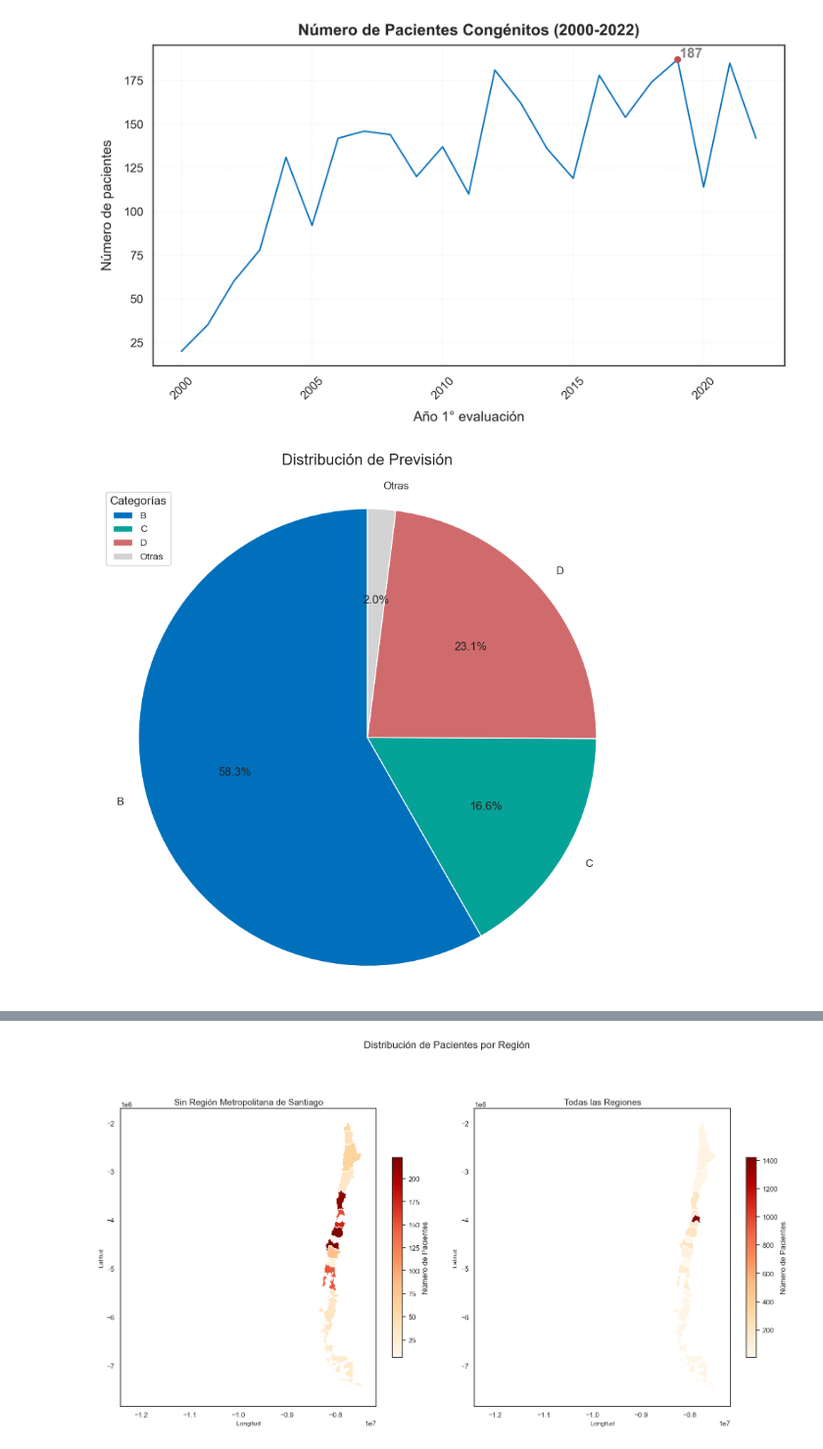
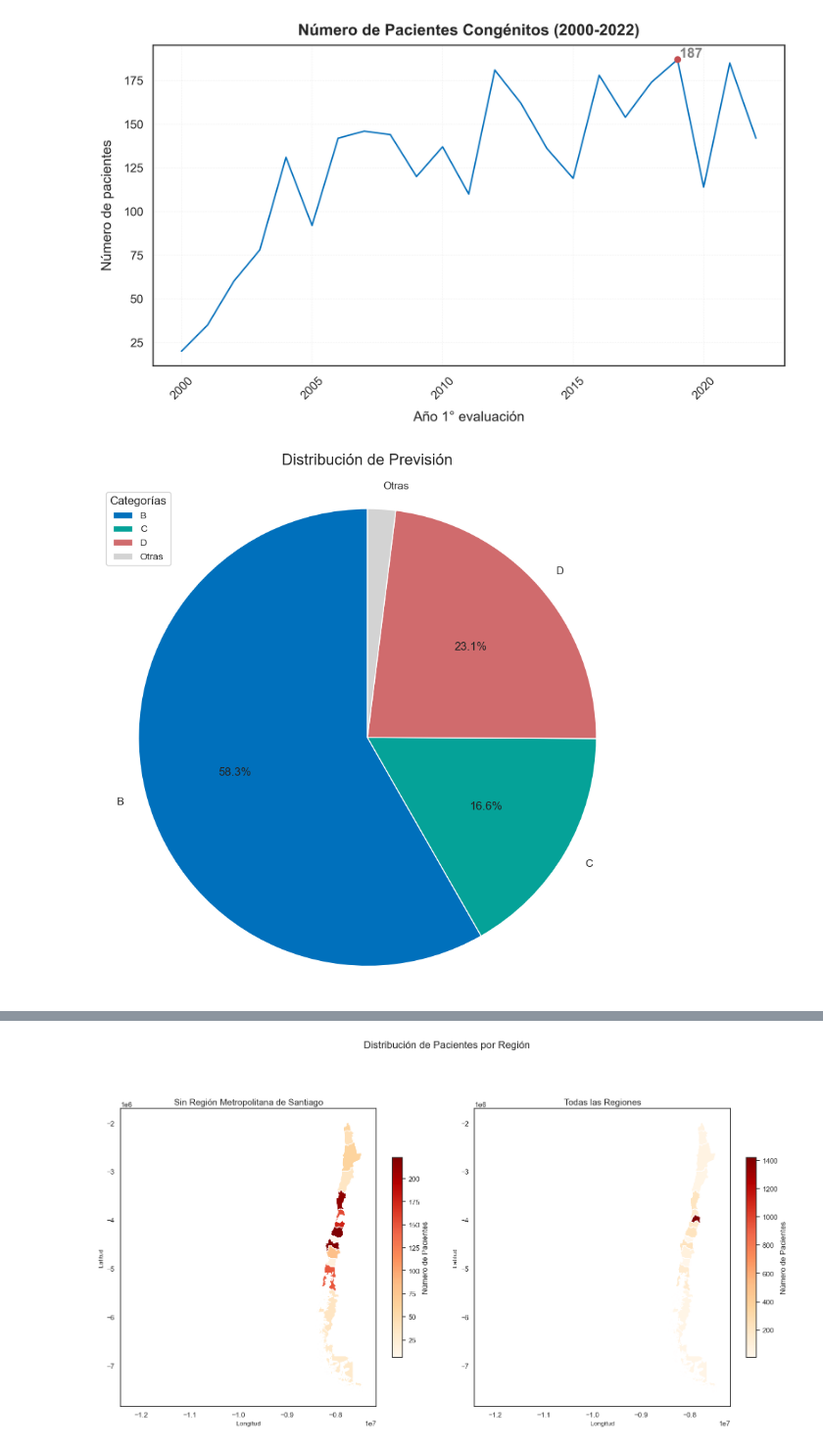
Before and after one commit to JavierRojas14/congenitas-ambulatorio, a Jupyter notebook: notebooks/test.ipynb, the cells around one changed output, grey strips where cells are left out. Shown at 98% size. Drawn from its saved outputs; the diff is of its cells as text; code cells hidden in the pictures.

```diff
--- a/notebooks/test.ipynb
+++ b/notebooks/test.ipynb
@@ -129,35 +129,45 @@ plt.show()
 # Set a threshold for categorizing "low-frequency" categories
 threshold = (
     prevision.sum() * 0.05
 )  # e.g., categories with less than 5% of total sum will be grouped
 
-# Group categories with low frequencies into "Other"
+# Group categories with low frequencies into "Otras"
 prevision_grouped = prevision[prevision >= threshold]
 prevision_grouped["Otras"] = prevision[prevision < threshold].sum()
+
+
+# Define a function to hide percentage for "Otras"
+def no_other_pct(pct, allvals):
+    absolute = round(pct / 100.0 * sum(allvals), 0)  # Calculate the absolute value from percentage
+    if absolute == prevision_grouped["Otras"]:
+        return ""  # Hide percentage for "Otras" category
+    else:
+        return f"{pct:.1f}%"  # Format the percentage for other categories
+
 
 # Create a prettier pie plot
 fig, ax = plt.subplots(figsize=(8, 8))  # Larger figure for better clarity
 prevision_grouped.plot(
     kind="pie",
     ax=ax,
-    autopct="%1.1f%%",
+    autopct=lambda pct: no_other_pct(pct, prevision_grouped),  # Use custom function for percentage
     startangle=90,
-    # pctdistance=1.2,  # Move percentage labels outside the pie
-    # labeldistance=1.4,
+    # pctdistance=1.2,  # Move percentage labels outside the pie (optional)
+    # labeldistance=1.4,  # Move category labels outside the pie (optional)
 )
 
 # Set title and adjust layout
 fig.suptitle("Distribución de Previsión", fontsize=16)  # Adjust 'y' to move title upwards
 ax.set_ylabel("")  # Remove y-axis label for better clarity
 
 # Add a legend with specific settings
 ax.legend(title="Categorías", loc="upper left", fontsize=10)
 
 # Make sure the pie is displayed as a circle
 ax.axis("equal")  # Equal aspect ratio ensures that pie is drawn as a circle.
 
 # Show the plot
 plt.tight_layout()
 plt.show()
 # %% [output]
-[figure, old version]
+[figure, new version]
```
Also changed, not shown: parts of 2 cells of this notebook.
